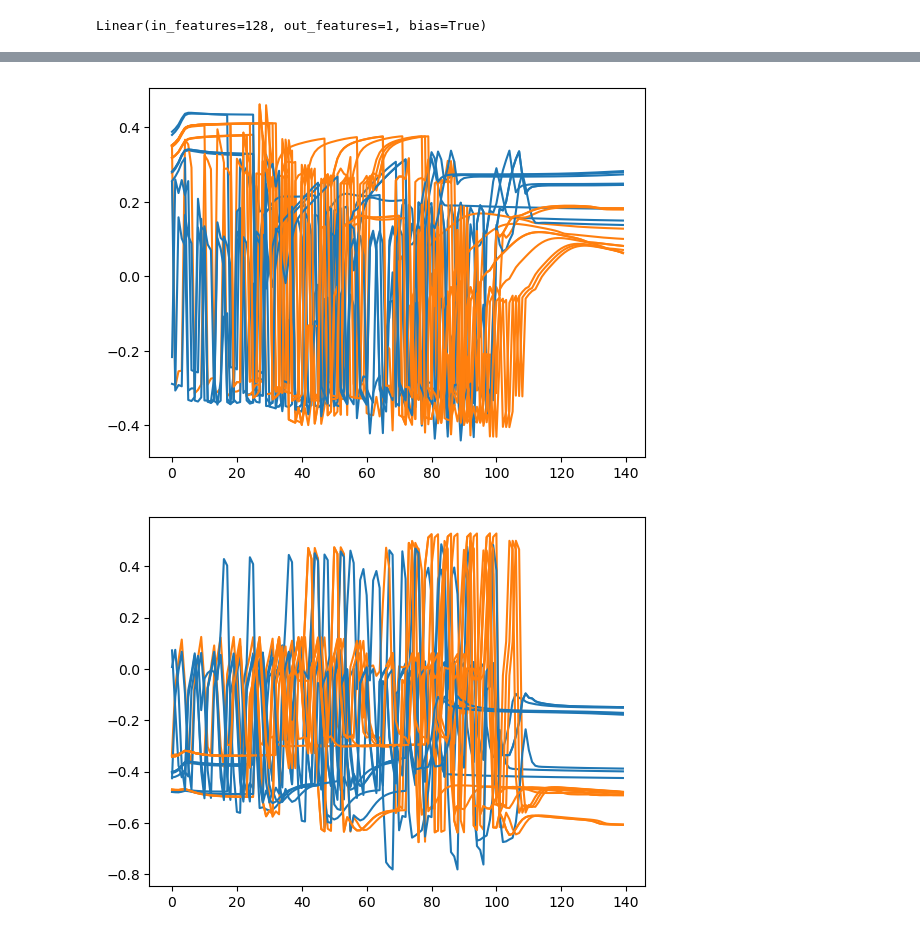
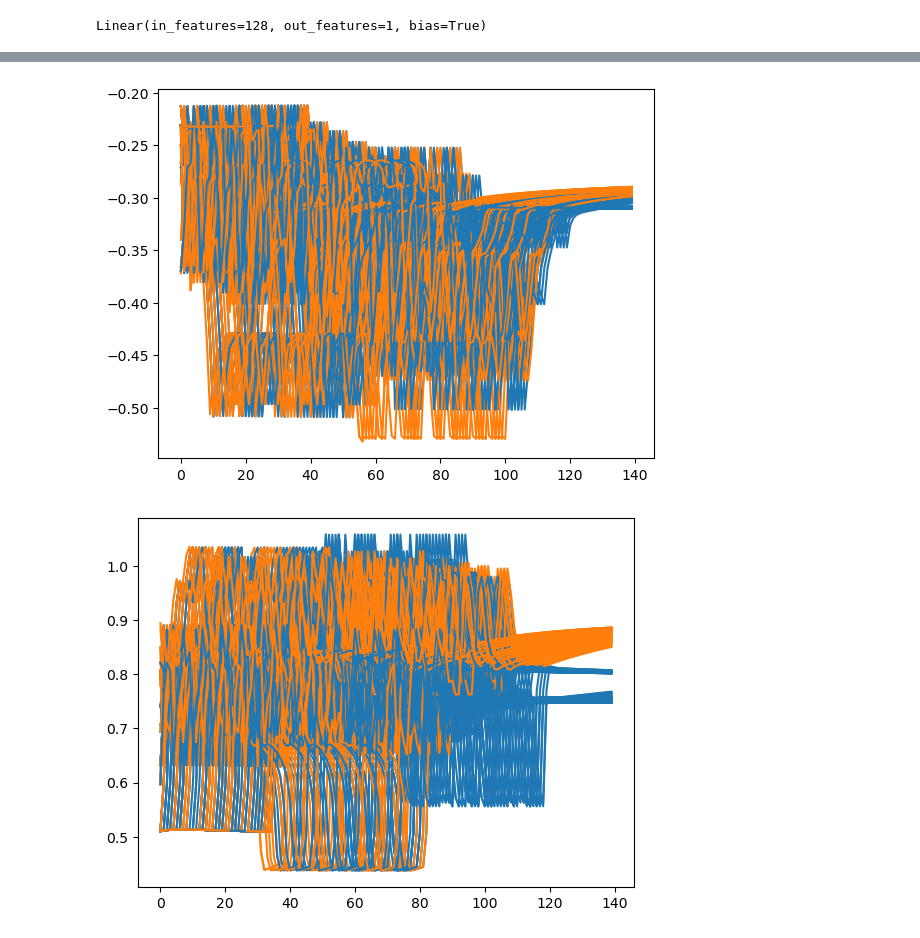
Before and after one commit to gerome-andry/RNN-dynamics, a Jupyter notebook: test.ipynb, the cells around one changed output, grey strips where cells are left out. Drawn from its saved outputs; the diff is of its cells as text; code cells hidden in the pictures.

```diff
--- a/test.ipynb
+++ b/test.ipynb
@@ -55,8 +61,11 @@ if CONFIG['mem_size'] == 2:
 # %%
-d,l = FreqDiscr.get_batch(1)
+d,l = task.get_batch(1)
 
+delay = 1000
 with torch.no_grad():
     d = d.cuda()
+    d = nn.functional.pad(d,(0,0,0,delay))
+    l = nn.functional.pad(l,(0,0,0,delay))
     out_t = rnn(d)[0]
     traj = decoder(out_t)
     FreqDiscr.show_pred(traj.squeeze().cpu(),l[0],d.squeeze().cpu())
@@ -64,9 +73,10 @@ with torch.no_grad():
     vec = torch.cat((d[0].T,out_t[0].T),dim=0)
 #     cc = torch.corrcoef(vec)[:,0]
 #     idx = torch.argsort(cc.abs(), descending=True)
-    plt.imshow(vec[idx].cpu(), interpolation='none')
+    plt.imshow(vec[idx[1:]].cpu(), interpolation='none', aspect='auto')
+    plt.colorbar()
     plt.show()
-    for t in vec[idx[-15:]]:
+    for t in vec[idx[50:66]]:
         plt.plot(t.cpu())
     plt.show()
 # %% [output]
@@ -138,14 +123,15 @@ class LowDimProj(nn.Module):
         return Loss(self.decode(z),x) + w*z.norm()
 
 
-trajNet = LowDimProj(mask.sum(), 2, (64,32,16,8)).to(CONFIG['device'])
+trajNet = LowDimProj(128, 2, (64,32,16,8)).to(CONFIG['device'])
 epoch = 2048
 batch = 512
 optim = torch.optim.AdamW(trajNet.parameters(), lr=1e-4, weight_decay=1e-4)
 evaluate = 1024
-data_eval = CopyFirstInput.get_batch(10, 300).to(CONFIG['device'])
-with torch.no_grad():
-    data_eval = rnn(data_eval)[0][:,:,mask]
+data_eval, l_eval = task.get_batch(10)
+data_eval = data_eval.to(CONFIG['device'])
+data_eval = rnn(data_eval)[0]
+l_eval = l_eval.to(CONFIG['device'])
 # %%
 # for e in (pbar := trange(epoch)):
 #     trajNet.train()
@@ -171,10 +157,9 @@ with torch.no_grad():
 for e in (pbar := trange(epoch)):
     trajNet.train()
     with torch.no_grad():
-        data,_ = FreqDiscr.get_batch(batch)
+        data,_ = task.get_batch(batch)
 
-        traj = rnn(data.to(CONFIG['device']))[0][:,:,mask]
-        traj -= traj.mean(dim=-2,keepdim=True)
+        traj = rnn(data.to(CONFIG['device']))[0]
 
     l = trajNet.loss(traj,w=0)
     pbar.set_description(str(l.item()))
@@ -216,25 +201,24 @@ for e in (pbar := trange(epoch)):
 #     plt.plot(x.cpu(),proj[idx,-1,1].cpu(), marker='d', markersize=10)
 #     plt.show()
 
-data_eval,l = FreqDiscr.get_batch(20)
+data_eval,l = task.get_batch(200)
 data_eval = data_eval.to(CONFIG['device'])
-
+see_t = 10
 with torch.no_grad():
-    data_eval = rnn(data_eval)[0][:,:,mask]
-    data_eval -= data_eval.mean(dim=-2,keepdim=True)
+    data_eval = rnn(data_eval)[0]
     proj = trajNet.encode(data_eval)
 
     for i,p in enumerate(proj):
-        col = 'C0' if l[i,-1] else 'C1'
-        plt.plot(p[:,0].cpu(),p[:,1].cpu(),col)
-        plt.plot(p[-1,0].cpu(),p[-1,1].cpu(), f'{col}d', markersize=10)
+        col = 'C0' if l[i,-1]==1 else 'C1'
+        plt.plot(p[-see_t:,0].cpu(),p[-see_t:,1].cpu(),col)
+        plt.plot(p[-1,0].cpu(),p[-1,1].cpu(), f'{col}d')
     plt.show()
     for i,p in enumerate(proj):
-        col = 'C0' if l[i,-1] else 'C1'
+        col = 'C0' if l[i,-1]==1 else 'C1'
         plt.plot(p[10:,0].cpu(),col)
     plt.show()
     for i,p in enumerate(proj):
-        col = 'C0' if l[i,-1] else 'C1'
+        col = 'C0' if l[i,-1]==1 else 'C1'
         plt.plot(p[10:,1].cpu(),col)
     plt.show()
 
@@ -250,2 +234,2 @@ with torch.no_grad():
-[figure, old version]
+[figure, new version]
-[figure, old version]
+[figure, new version]
```
Also changed, not shown: parts of 6 cells of this notebook.
